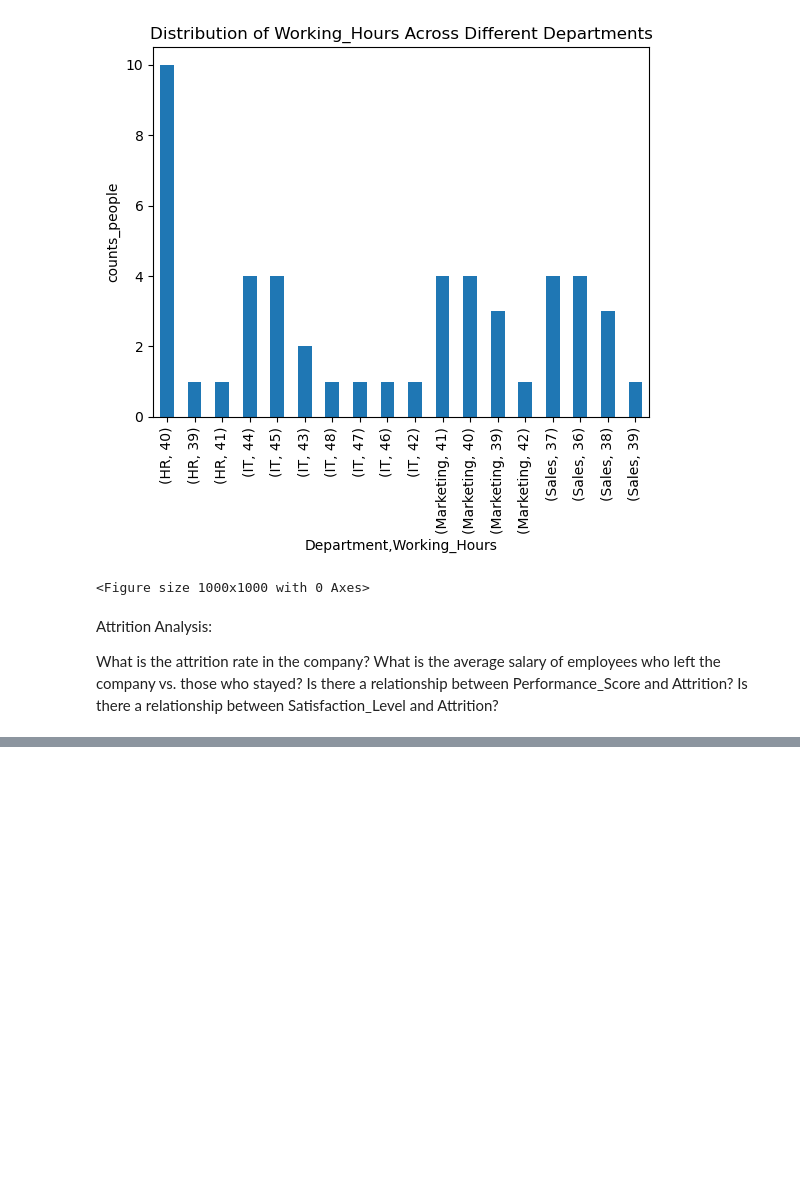
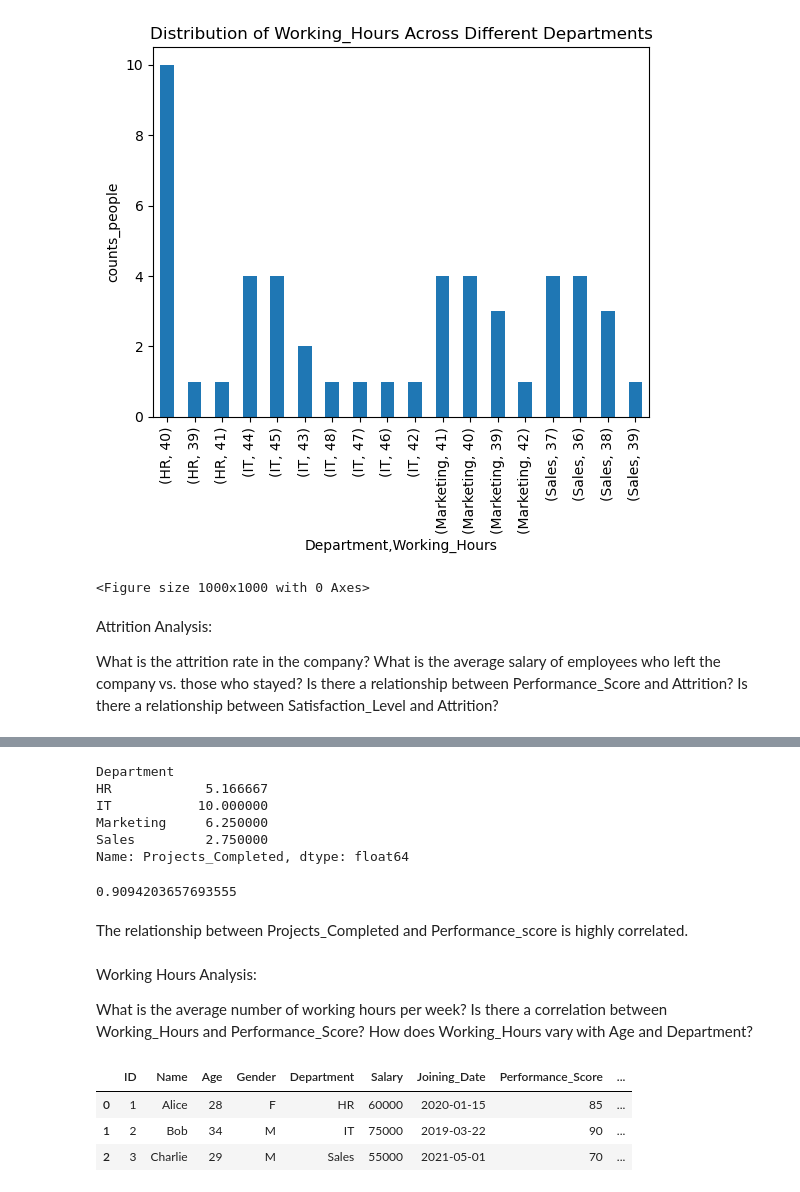
Before and after one commit to amuadhikari2057/EDA, a Jupyter notebook: Untitled.ipynb, the cells around one changed output, grey strips where cells are left out. Drawn from its saved outputs; the diff is of its cells as text; code cells hidden in the pictures; blank space fills up the shorter version.

```diff
--- a/Untitled.ipynb
+++ b/Untitled.ipynb
@@ -239,0 +271,29 @@ Is there a relationship between Satisfaction_Level and Attrition?
+# %%
+Department_groupby['Projects_Completed'].mean()
+# %% [output]
+Department
+HR            5.166667
+IT           10.000000
+Marketing     6.250000
+Sales         2.750000
+Name: Projects_Completed, dtype: float64
+# %%
+correlation = df['Projects_Completed'].corr(df['Performance_Score'])
+correlation
+# %% [output]
+0.9094203657693555
+# %% [markdown]
+The relationship between Projects_Completed and Performance_score is highly correlated.
+# %% [markdown]
+Working Hours Analysis:
+
+What is the average number of working hours per week?
+Is there a correlation between Working_Hours and Performance_Score?
+How does Working_Hours vary with Age and Department?
+# %%
+df.head(3)
+# %% [output]
+|  | ID | Name | Age | Gender | Department | Salary | Joining_Date | Performance_Score | ... |
+| 0 | 1 | Alice | 28 | F | HR | 60000 | 2020-01-15 | 85 | ... |
+| 1 | 2 | Bob | 34 | M | IT | 75000 | 2019-03-22 | 90 | ... |
+| 2 | 3 | Charlie | 29 | M | Sales | 55000 | 2021-05-01 | 70 | ... |
```
Also changed, not shown: parts of 10 cells of this notebook.
